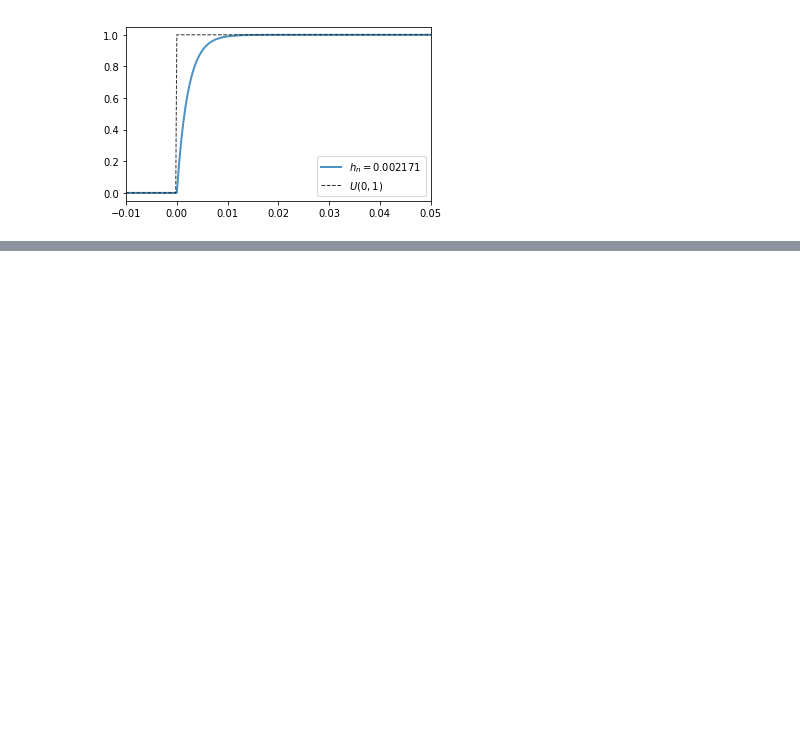
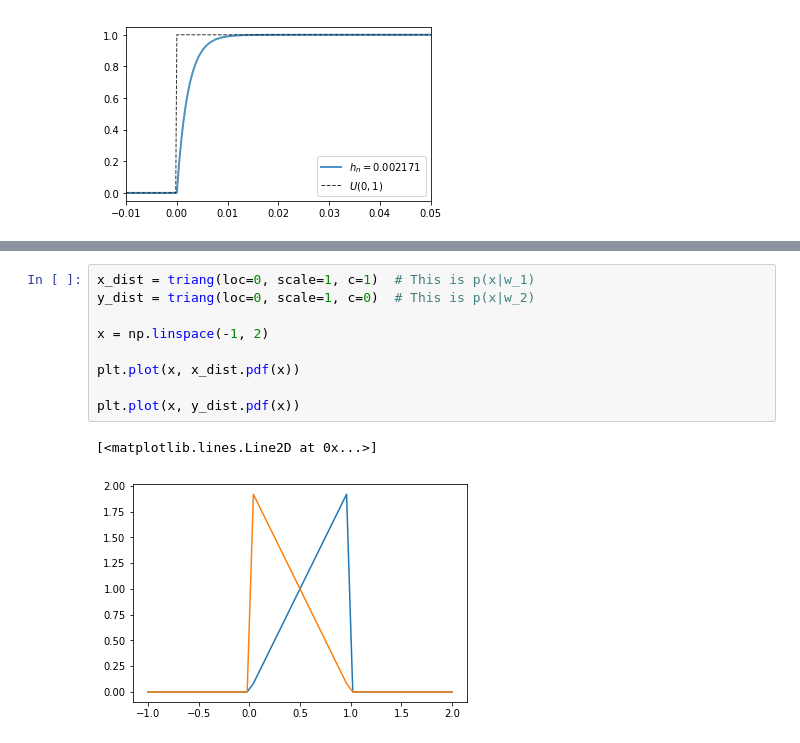
Before and after one commit to tommyod/lml, a Jupyter notebook: latex/figs/create_figures.ipynb, the cells around one changed output, grey strips where cells are left out. Saved outputs shown, nothing was run; the diff lists cells and outputs as text; blank space fills up the shorter version.

```diff
--- a/latex/figs/create_figures.ipynb
+++ b/latex/figs/create_figures.ipynb
@@ -95,0 +201,12 @@ plt.savefig('duda_ch4_prob3_d.pdf')
+# %%
+x_dist = triang(loc=0, scale=1, c=1)  # This is p(x|w_1)
+y_dist = triang(loc=0, scale=1, c=0)  # This is p(x|w_2)
+
+x = np.linspace(-1, 2)
+
+plt.plot(x, x_dist.pdf(x))
+
+plt.plot(x, y_dist.pdf(x))
+# %% [output]
+[<matplotlib.lines.Line2D at 0x...>]
+[figure, added]
```
Also changed, not shown: parts of 8 cells of this notebook, 6 other files.
